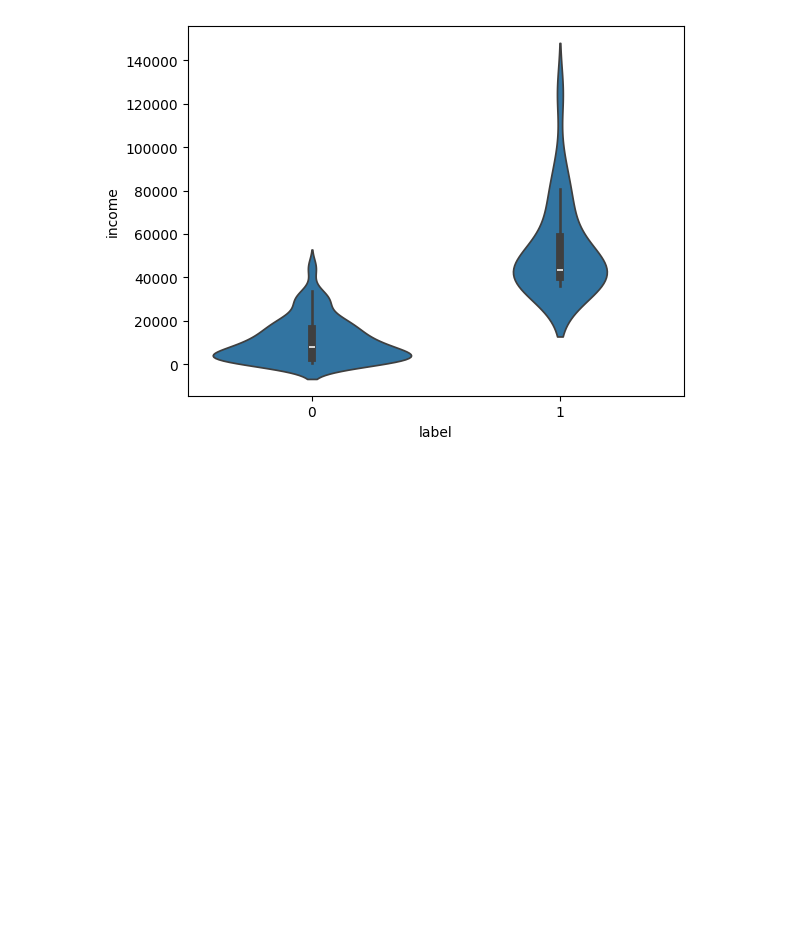
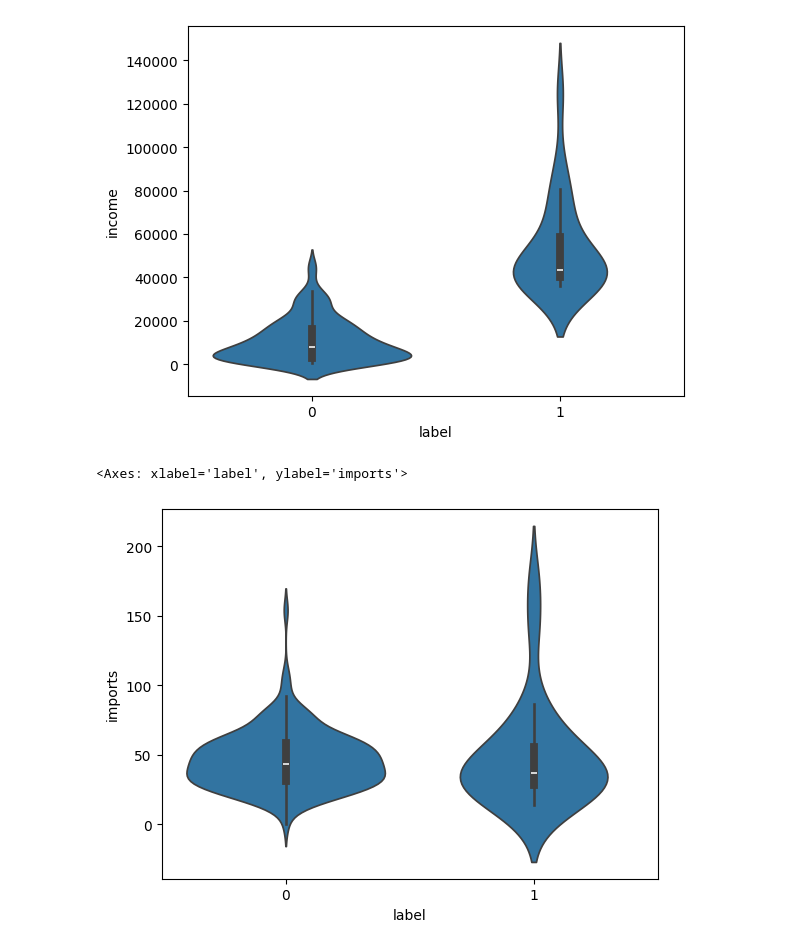
Before and after one commit to GRetriever/Data-Analysis-Project, a Jupyter notebook: Countries/practice_3_countries.ipynb, the cells around one changed output. Saved outputs shown, nothing was run; the diff lists cells and outputs as text; code cells hidden in the pictures; blank space fills up the shorter version.

```diff
--- a/Countries/practice_3_countries.ipynb
+++ b/Countries/practice_3_countries.ipynb
@@ -282,3 +282,12 @@ sns.violinplot(
 # %% [output]
 <Axes: xlabel='label', ylabel='income'>
 [figure]
+# %%
+sns.violinplot(
+    data = geo_eco_df,
+    x = 'label',
+    y = 'imports'
+)
+# %% [output]
+<Axes: xlabel='label', ylabel='imports'>
+[figure, added]
```
Also changed, not shown: parts of 10 cells of this notebook.
